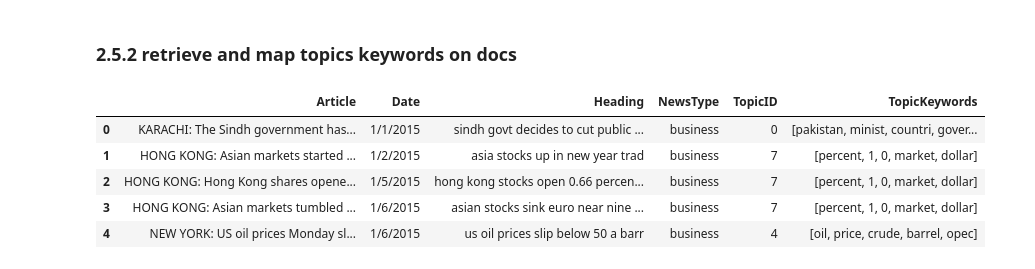
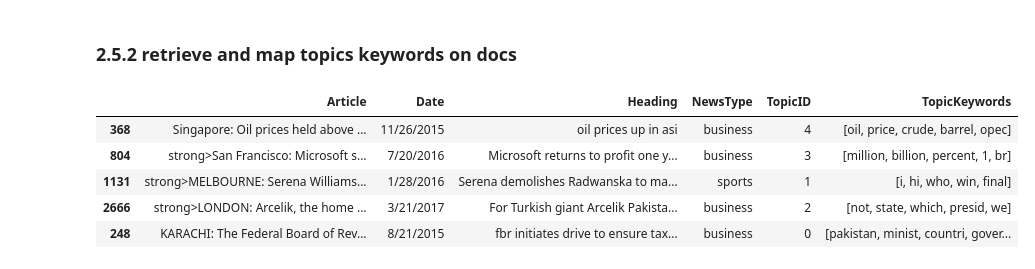
Before and after one commit to SproutCoder/text_mining_23, a Jupyter notebook: project_2_lda_tasks.ipynb, the cells around one changed output. Saved outputs shown, nothing was run; the diff lists cells and outputs as text; code cells hidden in the pictures.

```diff
--- a/project_2_lda_tasks.ipynb
+++ b/project_2_lda_tasks.ipynb
@@ -273,11 +270,11 @@ def get_topic_keywords(row):
 # Add the 'TopicKeywords' column to the DataFrame using the function
 df['TopicKeywords'] = df.apply(get_topic_keywords, axis=1)
 # %%
-df.head(5)
+df.sample(5)
 # %% [output]
 |  | Article | Date | Heading | NewsType | TopicID | TopicKeywords |
-| 0 | KARACHI: The Sindh government has... | 1/1/2015 | sindh govt decides to cut public ... | business | 0 | [pakistan, minist, countri, gover... |
-| 1 | HONG KONG: Asian markets started ... | 1/2/2015 | asia stocks up in new year trad | business | 7 | [percent, 1, 0, market, dollar] |
-| 2 | HONG KONG: Hong Kong shares opene... | 1/5/2015 | hong kong stocks open 0.66 percen... | business | 7 | [percent, 1, 0, market, dollar] |
-| 3 | HONG KONG: Asian markets tumbled ... | 1/6/2015 | asian stocks sink euro near nine ... | business | 7 | [percent, 1, 0, market, dollar] |
-| 4 | NEW YORK: US oil prices Monday sl... | 1/6/2015 | us oil prices slip below 50 a barr | business | 4 | [oil, price, crude, barrel, opec] |
+| 368 | Singapore: Oil prices held above ... | 11/26/2015 | oil prices up in asi | business | 4 | [oil, price, crude, barrel, opec] |
+| 804 | strong>San Francisco: Microsoft s... | 7/20/2016 | Microsoft returns to profit one y... | business | 3 | [million, billion, percent, 1, br] |
+| 1131 | strong>MELBOURNE: Serena Williams... | 1/28/2016 | Serena demolishes Radwanska to ma... | sports | 1 | [i, hi, who, win, final] |
+| 2666 | strong>LONDON: Arcelik, the home ... | 3/21/2017 | For Turkish giant Arcelik Pakista... | business | 2 | [not, state, which, presid, we] |
+| 248 | KARACHI: The Federal Board of Rev... | 8/21/2015 | fbr initiates drive to ensure tax... | business | 0 | [pakistan, minist, countri, gover... |
```
Also changed, not shown: parts of 3 cells of this notebook.
